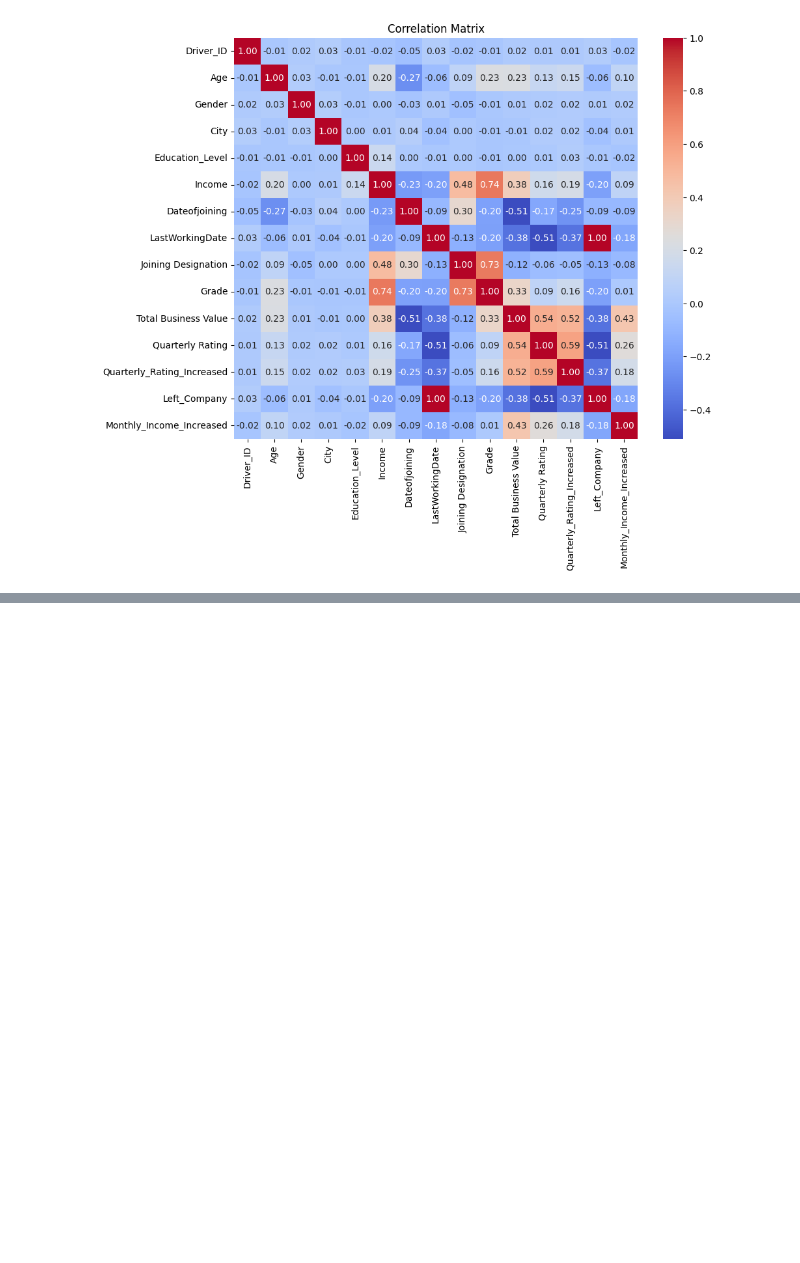
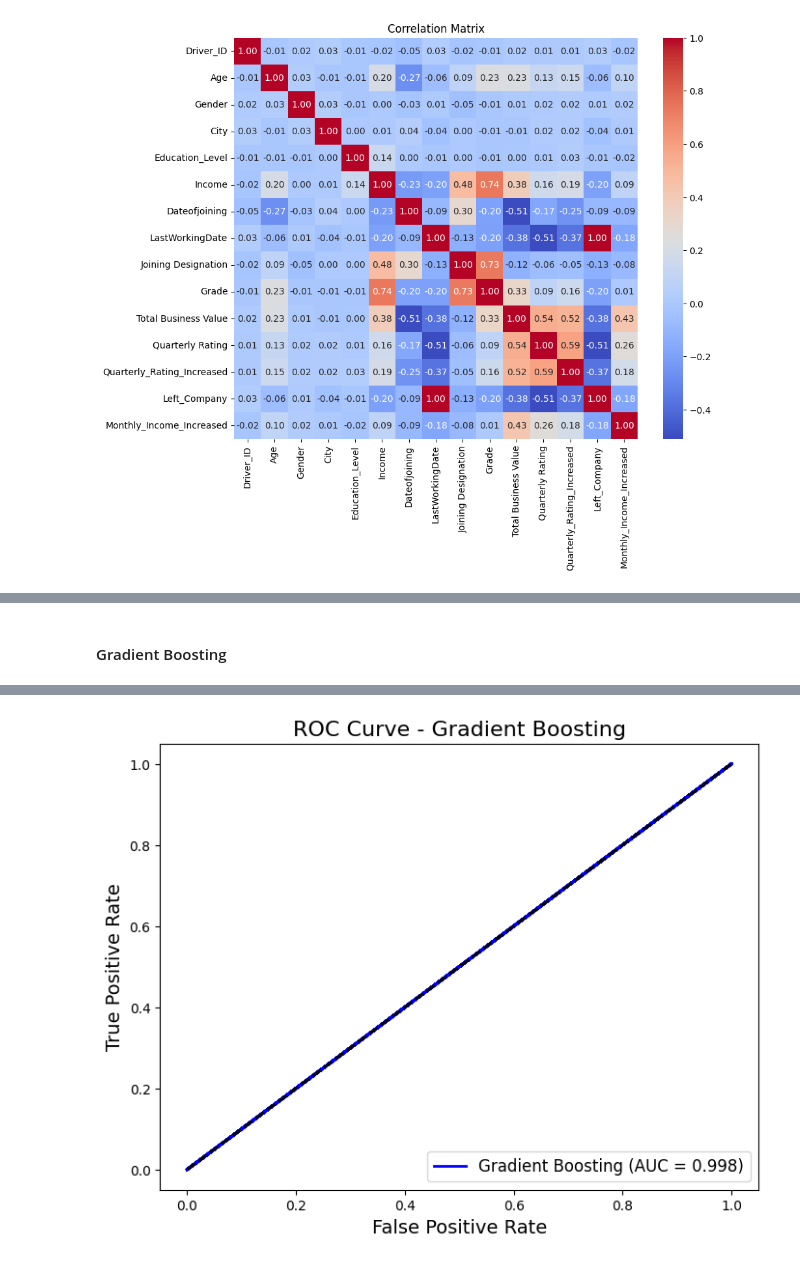
Before and after one commit to Srinivaskoruprolu007/OLA-Ensemble-Learning, a Jupyter notebook: Code/Ola-Ensemble-Learning.ipynb, the cells around one changed output, grey strips where cells are left out. Cells and saved outputs as stored; diff of their text form; code cells hidden in the pictures; blank space fills up the shorter version.

Commit message:
Model Building is completed

```diff
--- a/Code/Ola-Ensemble-Learning.ipynb
+++ b/Code/Ola-Ensemble-Learning.ipynb
@@ -623,0 +645,13 @@ plt.show()
+# %%
+# Drop original datetime columns
+final_df.drop(['Dateofjoining', 'LastWorkingDate'], axis=1, inplace=True)
+# %%
+X = final_df.drop('Left_Company', axis=1)
+y = final_df['Left_Company']
+
+# Apply SMOTE to balance the classes
+sm = SMOTE(random_state=42)
+X_res, y_res = sm.fit_resample(X, y)
+
+# Verify the class distribution after SMOTE
+print(pd.Series(y_res).value_counts())
@@ -623,0 +663,2 @@ plt.show()
+# %%
+X_res_scaled = scaler.fit_transform(X_res)
@@ -623,0 +722,54 @@ plt.show()
+# %% [markdown]
+#### Gradient Boosting
+# %%
+from sklearn.ensemble import GradientBoostingClassifier
+
+# Initialize Gradient Boosting Classifier
+gb_clf = GradientBoostingClassifier(random_state = 42)
+
+# Fit the model and train the data
+gb_clf.fit(X_train, y_train)
+
+# predict the target variable on the test data
+y_pred_gb = gb_clf.predict(X_test)
+y_prob_gb = gb_clf.predict_proba(X_test)[:, 1]
+
+# Classification report
+print("Gradient Boosting Classification Report: ")
+print(classification_report(y_test, y_pred_gb))
+
+# Confusion matrix
+print("Gradient Boosting Confusion Matrix: ")
+print(confusion_matrix(y_test, y_pred_gb))
+
+
+# ROC AUC score
+roc_auc_gb = roc_auc_score(y_test, y_prob_gb)
+print("Gradient Boosting ROC AUC Score: ", roc_auc_gb)
+
+# ROC curve
+fpr_gb = tpr_gb = roc_curve(y_test, y_prob_gb)
+
+
+# ROC Curve for Gradient Boosting
+plt.figure(figsize=(8, 6))
+
+# Plotting the ROC curve for Gradient Boosting
+plt.plot(fpr_gb, tpr_gb, label=f'Gradient Boosting (AUC = {roc_auc_gb:.3f})', color='blue', lw=2)
+
+# Plotting the diagonal line for random guessing
+plt.plot([0, 1], [0, 1], 'k--', lw=2)
+
+# Adding labels and title
+plt.xlabel('False Positive Rate', fontsize=14)
+plt.ylabel('True Positive Rate', fontsize=14)
+plt.title('ROC Curve - Gradient Boosting', fontsize=16)
+
+# Ensure that only one legend is displayed
+handles, labels = plt.gca().get_legend_handles_labels()
+by_label = dict(zip(labels, handles))  # Remove duplicate labels
+plt.legend(by_label.values(), by_label.keys(), loc='lower right', fontsize=12)
+
+# Display the plot
+plt.show()
+# %% [output]
@@ -623,0 +790 @@ plt.show()
+[figure, added]
```
Also changed, not shown: parts of 10 cells of this notebook.
